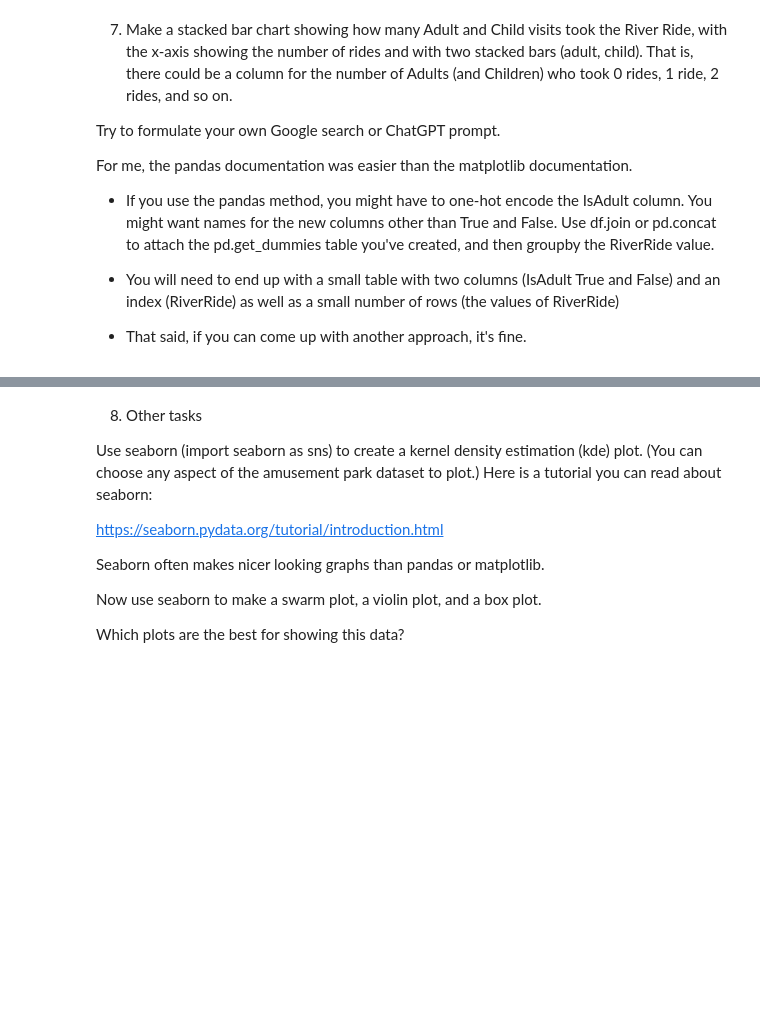
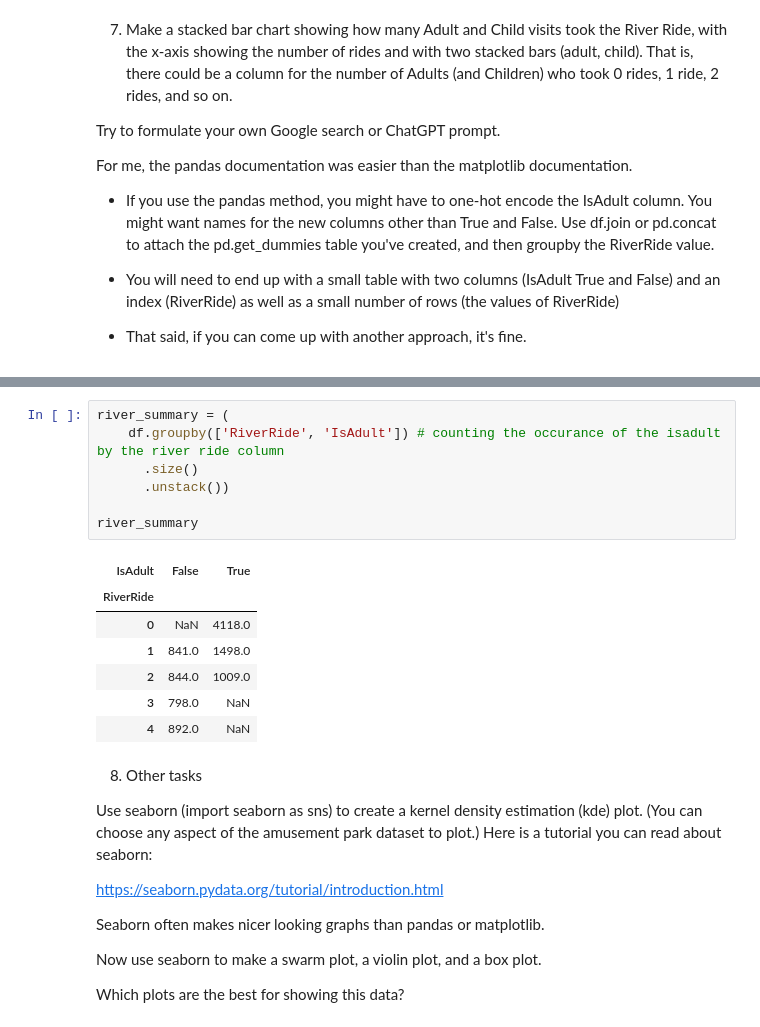
Before and after one commit to ckbaker78/AI_For_Leaders_Module-B-semester-2, a Jupyter notebook: Week3.ipynb, the cells around one changed output, grey strips where cells are left out. Cells and saved outputs as stored; diff of their text form; blank space fills up the shorter version.

```diff
--- a/Week3.ipynb
+++ b/Week3.ipynb
@@ -403,3 +405,18 @@ river_summary
+# %%
+river_summary = (
+    df.groupby(['RiverRide', 'IsAdult']) # counting the occurance of the isadult by the river ride column
+      .size()
+      .unstack())
+
+river_summary
+# %% [output]
+| IsAdult | False | True |
+| RiverRide |  |  |
+| 0 | NaN | 4118.0 |
+| 1 | 841.0 | 1498.0 |
+| 2 | 844.0 | 1009.0 |
+| 3 | 798.0 | NaN |
+| 4 | 892.0 | NaN |
 # %% [markdown]
 8. Other tasks
 
```
Also changed, not shown: parts of 3 cells of this notebook, 2 other files.
